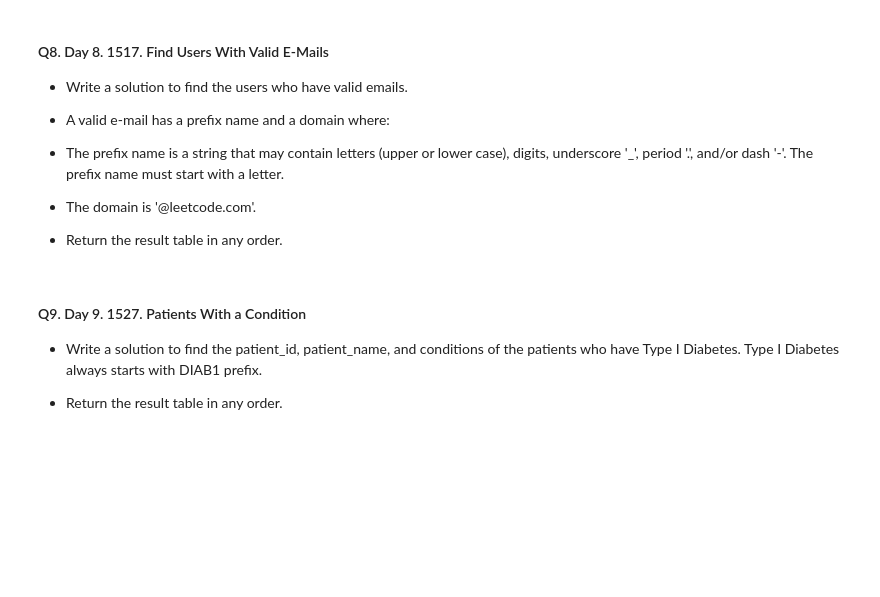
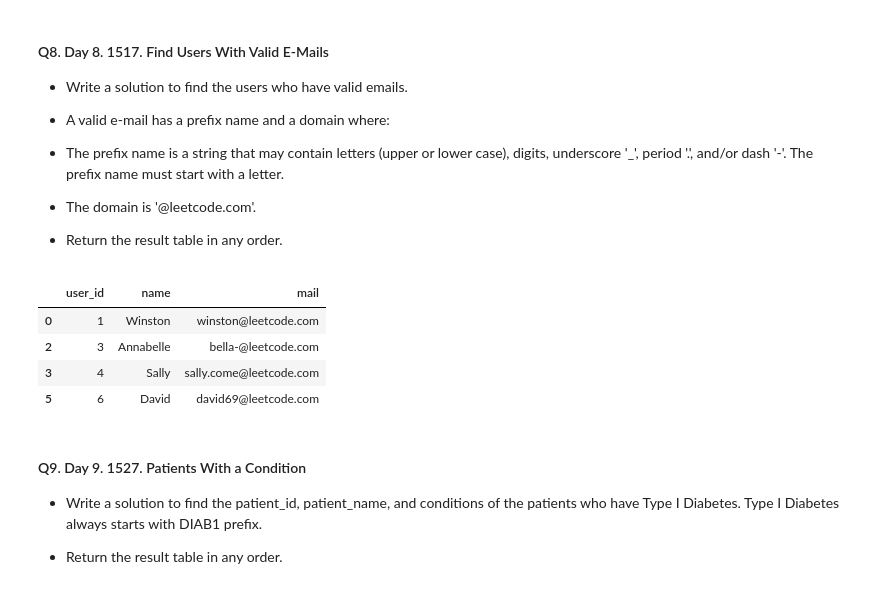
Before and after one commit to manishpan/pandas-practice, a Jupyter notebook: 30_days_of_pandas.ipynb, the cells around one changed output. Saved outputs shown, nothing was run; the diff lists cells and outputs as text; code cells hidden in the pictures; blank space fills up the shorter version.

```diff
--- a/30_days_of_pandas.ipynb
+++ b/30_days_of_pandas.ipynb
@@ -182,18 +202,26 @@ fix_names(users)
 # %%
 import pandas as pd
 
 def valid_emails(users: pd.DataFrame) -> pd.DataFrame:
-    pass
+    emails_pattern = r'^[a-zA-Z][a-zA-Z0-9_\.\-]*@leetcode\.com$'
+    valid_emails = users.loc[users["mail"].str.match(emails_pattern), ["user_id", "name", "mail"]]
+    return valid_emails
 
 #Test case:
 user_id = [1, 2, 3, 4, 5, 6, 7]
 name = ['Winston', 'Jonathan', 'Annabelle', 'Sally', 'Marwan', 'David', 'Shapiro']
 mail = ['winston@leetcode.com', 'jonathanisgreat', 'bella-@leetcode.com', 'sally.come@leetcode.com', 'quaraz#2020@leetcode.com', 'david69@leetcode.com', '.shapo@leetcode.com']
 
 users_table = list(zip(user_id, name, mail))
 users = pd.DataFrame(users_table, columns=['user_id', 'name', 'mail'])
 
 valid_emails(users)
+# %% [output]
+|  | user_id | name | mail |
+| 0 | 1 | Winston | winston@leetcode.com |
+| 2 | 3 | Annabelle | bella-@leetcode.com |
+| 3 | 4 | Sally | sally.come@leetcode.com |
+| 5 | 6 | David | david69@leetcode.com |
 # %% [markdown]
 #### Q9. Day 9. 1527. Patients With a Condition
 
```
Also changed, not shown: parts of 14 cells of this notebook.
